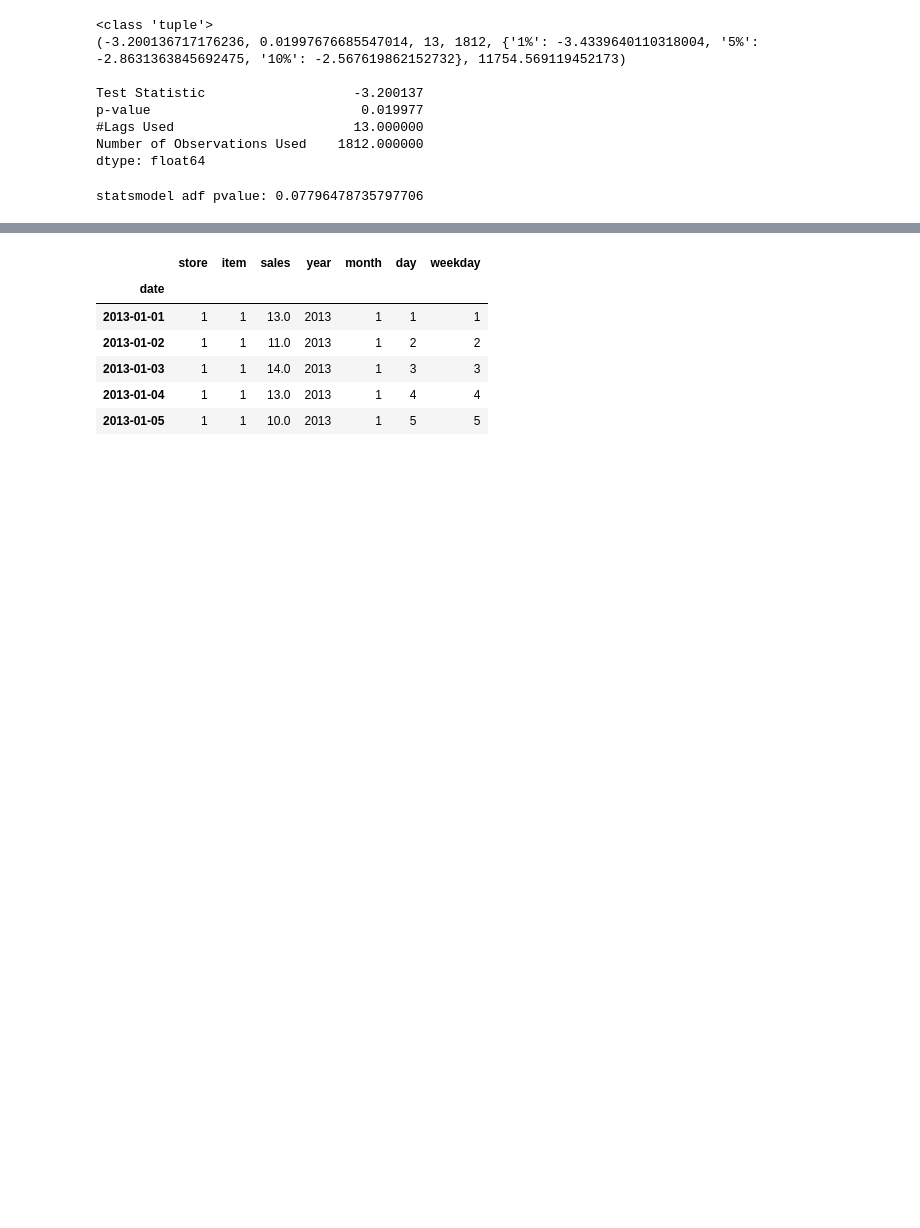
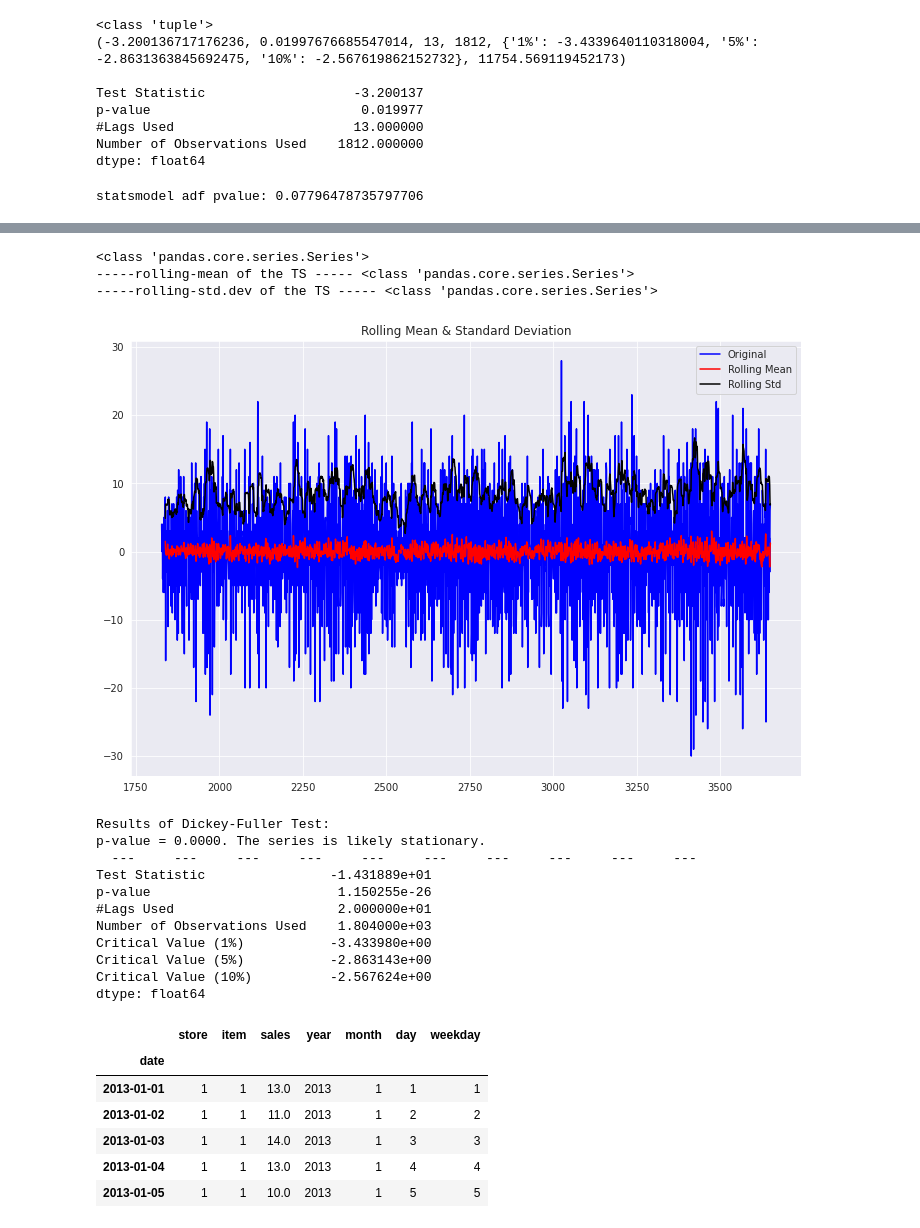
Before and after one commit to RohitDhankar/time_series, a Jupyter notebook: ts_1.ipynb, the cells around one changed output, grey strips where cells are left out. Saved outputs shown, nothing was run; the diff lists cells and outputs as text; code cells hidden in the pictures; blank space fills up the shorter version.

```diff
--- a/ts_1.ipynb
+++ b/ts_1.ipynb
@@ -479,0 +489,33 @@ dtype: float64
+# %%
+# https://pandas.pydata.org/docs/reference/api/pandas.Series.shift.html
+
+first_diff = train_df.sales - train_df.sales.shift(1)
+print(type(first_diff))
+
+first_diff = first_diff.dropna(inplace = False)
+
+#print(type(first_diff)) # <class 'NoneType'> ###If True, do operation inplace and return None.
+# for PANDAS - dropna -- the DEFAULT itself is FALSE
+
+
+# If we do not Drop the NaN - Statsmodel will throw an Error
+# MissingDataError: exog contains inf or nans
+
+test_stationarity(first_diff, window = 12)
+# p-Value == 1.15025 to the power of Exponential Negative 26 ----
+# %% [output]
+<class 'pandas.core.series.Series'>
+-----rolling-mean of the TS ----- <class 'pandas.core.series.Series'>
+-----rolling-std.dev of the TS ----- <class 'pandas.core.series.Series'>
+[figure, added]
+Results of Dickey-Fuller Test:
+p-value = 0.0000. The series is likely stationary.
+  ---     ---     ---     ---     ---     ---     ---     ---     ---     ---
+Test Statistic                -1.431889e+01
+p-value                        1.150255e-26
+#Lags Used                     2.000000e+01
+Number of Observations Used    1.804000e+03
+Critical Value (1%)           -3.433980e+00
+Critical Value (5%)           -2.863143e+00
+Critical Value (10%)          -2.567624e+00
+dtype: float64
```
Also changed, not shown: parts of 6 cells of this notebook.
